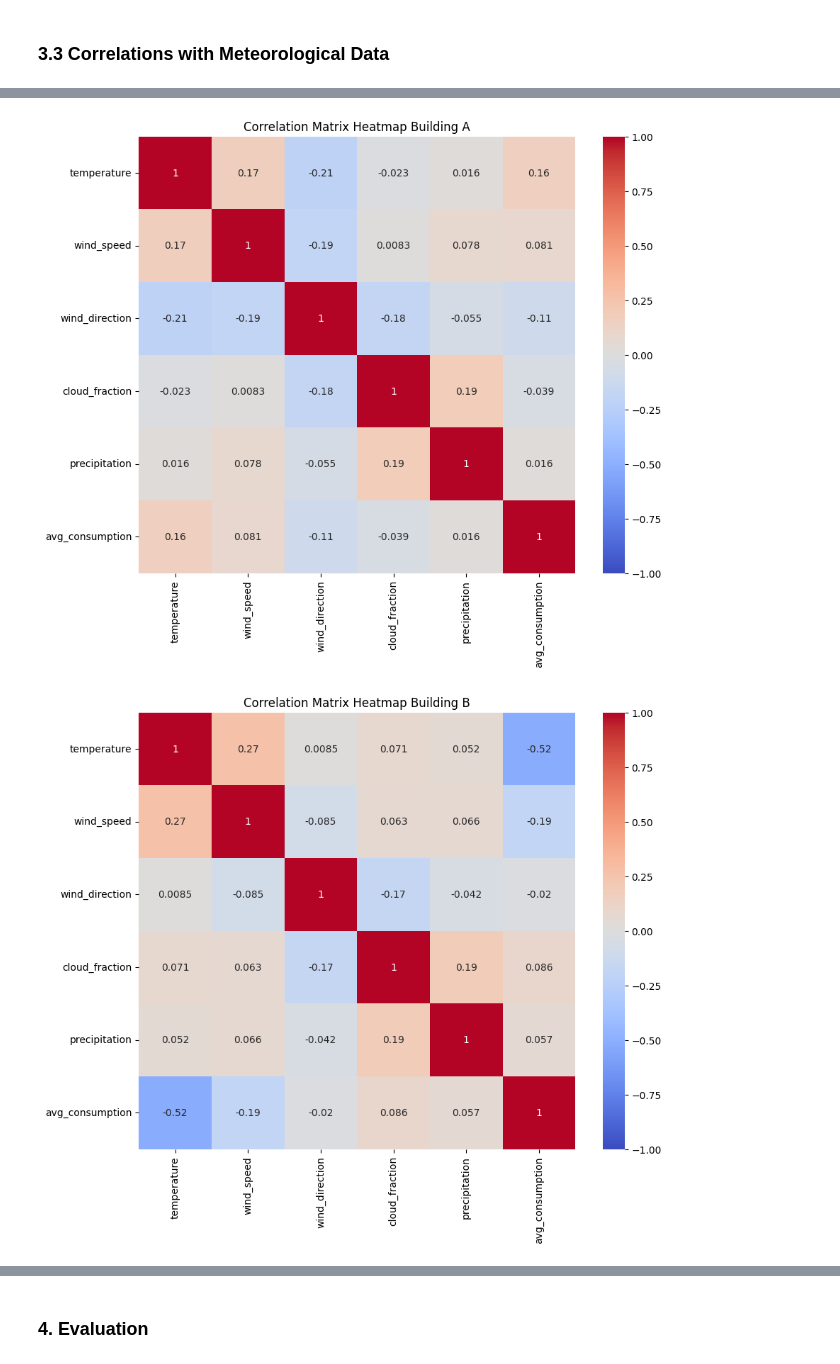
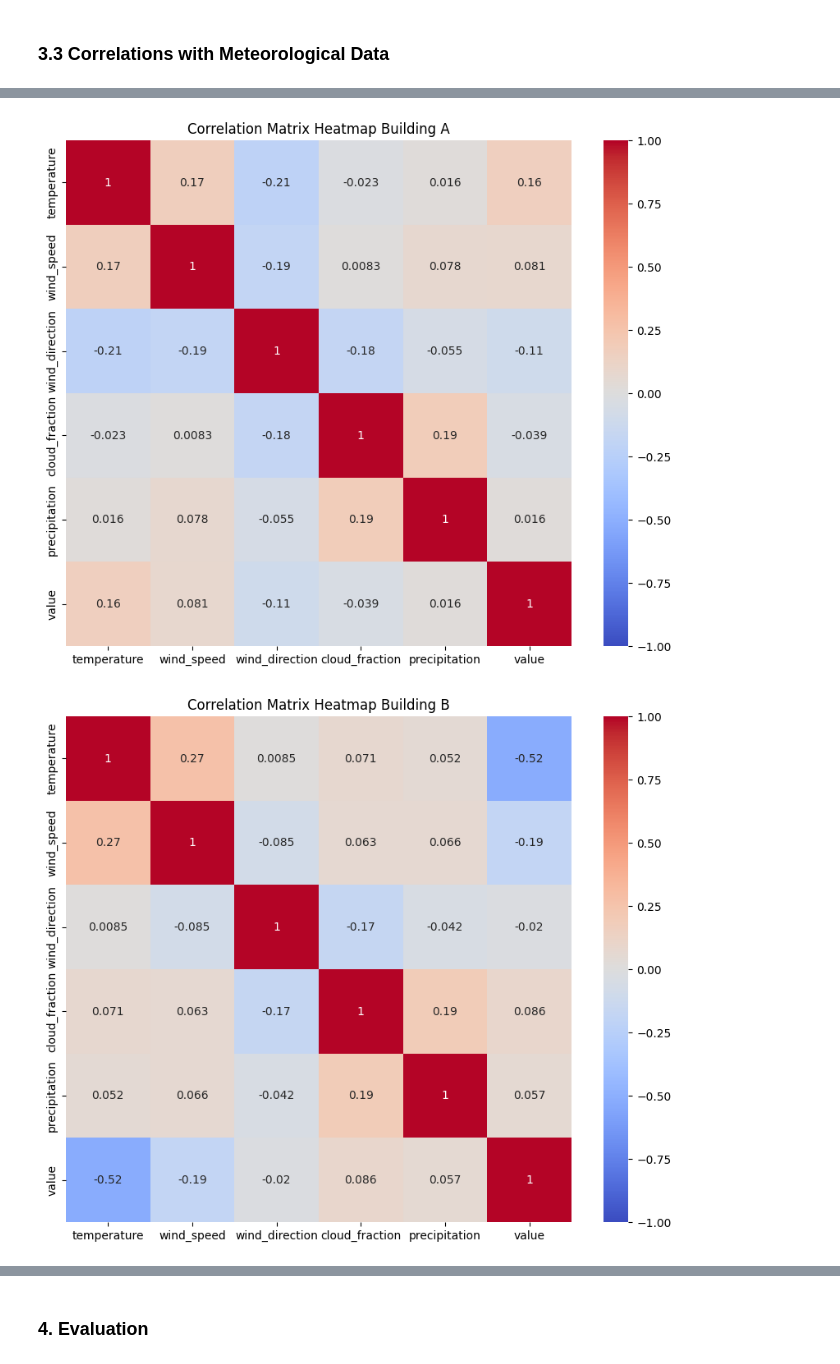
Before and after one commit to MatsNissen-Lie/SolarEnergyImpact, a Jupyter notebook: simen/analyse.ipynb, the cells around one changed output, grey strips where cells are left out. Saved outputs shown, nothing was run; the diff lists cells and outputs as text; code cells hidden in the pictures.

```diff
--- a/simen/analyse.ipynb
+++ b/simen/analyse.ipynb
@@ -196,9 +195,3 @@ wind_direction    0
 cloud_fraction    0
 precipitation     0
 dtype: int64
-# %%
-building_A_df = building_A_df.rename(columns={'value': 'total_consumption'})
-building_B_df = building_B_df.rename(columns={'value': 'total_consumption'})
-building_C_df = building_C_df.rename(columns={'value': 'total_consumption'})
-
-building_B_df.head()
@@ -425,7 +356,0 @@ main_building_df.head()
-# %%
-#Remove from Reference Buildings
-building_A_df = building_A_df.drop(columns=['energy_source', 'direction', 'meter_name'])
-building_B_df = building_B_df.drop(columns=['energy_source', 'direction', 'meter_name'])
-building_C_df = building_C_df.drop(columns=['energy_source', 'direction', 'meter_name'])
-
-building_A_df.head()
@@ -450,7 +356,0 @@ sizes = {
-# %%
-#Reference buildings
-building_A_df["avg_consumption"] = building_A_df["total_consumption"] / sizes[building_A_df["meter_id"].iloc[0]]
-building_B_df["avg_consumption"] = building_B_df["total_consumption"] / sizes[building_B_df["meter_id"].iloc[0]]
-building_C_df["avg_consumption"] = building_C_df["total_consumption"] / sizes[building_C_df["meter_id"].iloc[0]]
-
-building_C_df.head()
@@ -719,33 +585,33 @@ plt.show()
 # %%
 #We check if there are any correlations for the other buildings
 
 # Generate the correlation matrix
-correlation_matrix_A = building_A_df[["temperature", "wind_speed", "wind_direction", "cloud_fraction", "precipitation", "avg_consumption"]].corr()
-correlation_matrix_B = building_B_df[["temperature", "wind_speed", "wind_direction", "cloud_fraction", "precipitation", "avg_consumption"]].corr()
-correlation_matrix_C = building_C_df[["temperature", "wind_speed", "wind_direction", "cloud_fraction", "precipitation", "avg_consumption"]].corr()
+correlation_matrix_A = building_A_df[["temperature", "wind_speed", "wind_direction", "cloud_fraction", "precipitation", "value"]].corr()
+correlation_matrix_B = building_B_df[["temperature", "wind_speed", "wind_direction", "cloud_fraction", "precipitation", "value"]].corr()
+correlation_matrix_C = building_C_df[["temperature", "wind_speed", "wind_direction", "cloud_fraction", "precipitation", "value"]].corr()
 
 #Building A
 plt.figure(figsize=(10, 8))
 sns.heatmap(correlation_matrix_A, annot=True, cmap='coolwarm', vmin=-1, vmax=1, square=True)
 plt.title("Correlation Matrix Heatmap Building A")
 plt.show()
 
 #Building B
 plt.figure(figsize=(10, 8))
 sns.heatmap(correlation_matrix_B, annot=True, cmap='coolwarm', vmin=-1, vmax=1, square=True)
 plt.title("Correlation Matrix Heatmap Building B")
 plt.show()
 
 #Building C
 plt.figure(figsize=(10, 8))
 sns.heatmap(correlation_matrix_C, annot=True, cmap='coolwarm', vmin=-1, vmax=1, square=True)
 plt.title("Correlation Matrix Heatmap Building C")
 plt.show()
 
 '''
 There seems to be a correlations with consumption(import) and temperature for all buildings.
 For the Main Building the Solar_consumption seems to negate the correlation with temperature when it comes to total_consumption.
 '''
 # %% [output]
-[figure, old version]
+[figure, new version]
-[figure, old version]
+[figure, new version]
```
Also changed, not shown: parts of 40 cells of this notebook, 2 other files.
